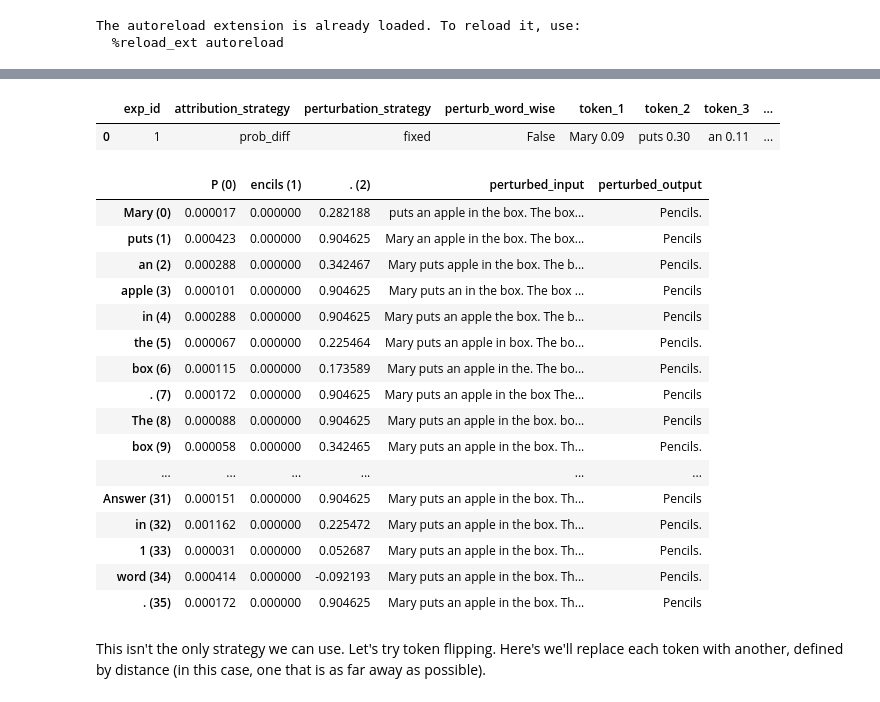
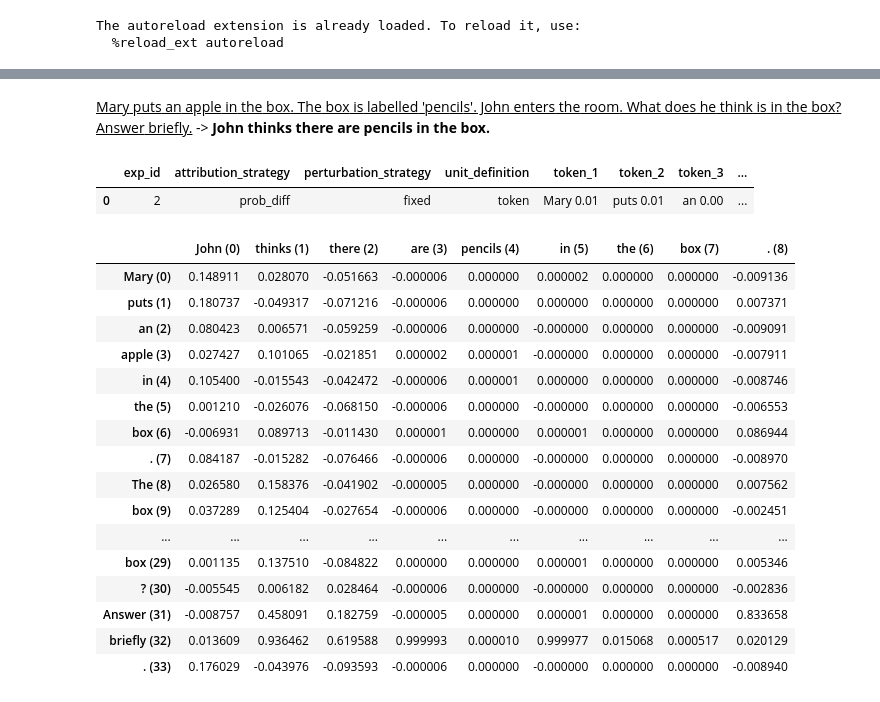
Before and after one commit to leap-laboratories/PIZZA, a Jupyter notebook: examples/example_PIZZA.ipynb, the cells around one changed output, grey strips where cells are left out. Drawn from its saved outputs; the diff is of its cells as text; code cells hidden in the pictures.

```diff
--- a/examples/example_PIZZA.ipynb
+++ b/examples/example_PIZZA.ipynb
@@ -48,27 +48,20 @@ GPT4: There are 13 minutes until 11:00.
 gpt3_5_logger = ExperimentLogger()
 await gpt3_5_attributor.hierarchical_perturbation(
     input_str,
-    logger=gpt3_5_logger,
-    verbose=3
+    logger=gpt3_5_logger
 )
 
 # Let's see...
 print("GPT3.5 Total attribution:")
-gpt3_5_logger.print_attribution_matrix(show_debug_cols=True)
+gpt3_5_logger.print_text_total_attribution()
 
+# Now try with GPT4
+gpt4_logger = ExperimentLogger()
+await gpt4_attributor.hierarchical_perturbation(
+    input_str,
+    logger=gpt4_logger
+)
 
-#gpt3_5_logger.print_attribution_matrix(show_debug_cols=True)
-
-# # Now try with GPT4
-# gpt4_logger = ExperimentLogger()
-# await gpt4_attributor.hierarchical_perturbation(
-#     input_str,
-#     init_chunk_size=16,
-#     stride=8,
-#     perturbation_strategy=FixedPerturbationStrategy(),
-#     logger=gpt4_logger
-# )
-
-# print("GPT4 Total attribution:")
-# gpt4_logger.print_text_total_attribution()
+print("GPT4 Total attribution:")
+gpt4_logger.print_text_total_attribution()
 # %% [output]
@@ -133,25 +108,32 @@ The table below shows us what's actually happening here - we're iteratively remo
+# %%
+
+await gpt4_attributor.compute_attributions(
+    input_str,
+    logger=gpt4_logger
+)
+gpt4_logger.print_text_total_attribution(exp_id=-1)
+# %% [output]
+Mary puts an apple in the box. The box is labelled 'pencils'. John enters the room. What does he think is in the box? Answer briefly. -> John thinks there are pencils in the box.
 # %%
-gpt4_logger.print_total_attribution()
-gpt4_logger.print_attribution_matrix(show_debug_cols=True)
+gpt4_logger.print_total_attribution(exp_id=-1)
+gpt4_logger.print_attribution_matrix(exp_id=-1)
 # %% [output]
-|  | exp_id | attribution_strategy | perturbation_strategy | perturb_word_wise | token_1 | token_2 | token_3 | ... |
-| 0 | 1 | prob_diff | fixed | False | Mary 0.09 | puts 0.30 | an 0.11 | ... |
+|  | exp_id | attribution_strategy | perturbation_strategy | unit_definition | token_1 | token_2 | token_3 | ... |
+| 0 | 2 | prob_diff | fixed | token | Mary 0.01 | puts 0.01 | an 0.00 | ... |
-|  | P (0) | encils (1) | . (2) | perturbed_input | perturbed_output |
-| Mary (0) | 0.000017 | 0.000000 | 0.282188 | puts an apple in the box. The box... | Pencils. |
-| puts (1) | 0.000423 | 0.000000 | 0.904625 | Mary an apple in the box. The box... | Pencils |
-| an (2) | 0.000288 | 0.000000 | 0.342467 | Mary puts apple in the box. The b... | Pencils. |
-| apple (3) | 0.000101 | 0.000000 | 0.904625 | Mary puts an in the box. The box ... | Pencils |
-| in (4) | 0.000288 | 0.000000 | 0.904625 | Mary puts an apple the box. The b... | Pencils |
-| the (5) | 0.000067 | 0.000000 | 0.225464 | Mary puts an apple in box. The bo... | Pencils. |
-| box (6) | 0.000115 | 0.000000 | 0.173589 | Mary puts an apple in the. The bo... | Pencils. |
-| . (7) | 0.000172 | 0.000000 | 0.904625 | Mary puts an apple in the box The... | Pencils |
-| The (8) | 0.000088 | 0.000000 | 0.904625 | Mary puts an apple in the box. bo... | Pencils |
-| box (9) | 0.000058 | 0.000000 | 0.342465 | Mary puts an apple in the box. Th... | Pencils. |
-| ... | ... | ... | ... | ... | ... |
-| Answer (31) | 0.000151 | 0.000000 | 0.904625 | Mary puts an apple in the box. Th... | Pencils |
-| in (32) | 0.001162 | 0.000000 | 0.225472 | Mary puts an apple in the box. Th... | Pencils. |
-| 1 (33) | 0.000031 | 0.000000 | 0.052687 | Mary puts an apple in the box. Th... | Pencils. |
-| word (34) | 0.000414 | 0.000000 | -0.092193 | Mary puts an apple in the box. Th... | Pencils. |
-| . (35) | 0.000172 | 0.000000 | 0.904625 | Mary puts an apple in the box. Th... | Pencils |
+|  | John (0) | thinks (1) | there (2) | are (3) | pencils (4) | in (5) | the (6) | box (7) | . (8) |
+| Mary (0) | 0.148911 | 0.028070 | -0.051663 | -0.000006 | 0.000000 | 0.000002 | 0.000000 | 0.000000 | -0.009136 |
+| puts (1) | 0.180737 | -0.049317 | -0.071216 | -0.000006 | 0.000000 | 0.000000 | 0.000000 | 0.000000 | 0.007371 |
+| an (2) | 0.080423 | 0.006571 | -0.059259 | -0.000006 | 0.000000 | -0.000000 | 0.000000 | 0.000000 | -0.009091 |
+| apple (3) | 0.027427 | 0.101065 | -0.021851 | 0.000002 | 0.000001 | -0.000000 | 0.000000 | 0.000000 | -0.007911 |
+| in (4) | 0.105400 | -0.015543 | -0.042472 | -0.000006 | 0.000001 | 0.000000 | 0.000000 | 0.000000 | -0.008746 |
+| the (5) | 0.001210 | -0.026076 | -0.068150 | -0.000006 | 0.000000 | -0.000000 | 0.000000 | 0.000000 | -0.006553 |
+| box (6) | -0.006931 | 0.089713 | -0.011430 | 0.000001 | 0.000000 | 0.000001 | 0.000000 | 0.000000 | 0.086944 |
+| . (7) | 0.084187 | -0.015282 | -0.076466 | -0.000006 | 0.000000 | -0.000000 | 0.000000 | 0.000000 | -0.008970 |
+| The (8) | 0.026580 | 0.158376 | -0.041902 | -0.000005 | 0.000000 | -0.000000 | 0.000000 | 0.000000 | 0.007562 |
+| box (9) | 0.037289 | 0.125404 | -0.027654 | -0.000006 | 0.000000 | -0.000000 | 0.000000 | 0.000000 | -0.002451 |
+| ... | ... | ... | ... | ... | ... | ... | ... | ... | ... |
+| box (29) | 0.001135 | 0.137510 | -0.084822 | 0.000000 | 0.000000 | 0.000001 | 0.000000 | 0.000000 | 0.005346 |
+| ? (30) | -0.005545 | 0.006182 | 0.028464 | -0.000006 | 0.000000 | -0.000000 | 0.000000 | 0.000000 | -0.002836 |
+| Answer (31) | -0.008757 | 0.458091 | 0.182759 | -0.000005 | 0.000000 | 0.000001 | 0.000000 | 0.000000 | 0.833658 |
+| briefly (32) | 0.013609 | 0.936462 | 0.619588 | 0.999993 | 0.000010 | 0.999977 | 0.015068 | 0.000517 | 0.020129 |
+| . (33) | 0.176029 | -0.043976 | -0.093593 | -0.000006 | 0.000000 | -0.000000 | 0.000000 | 0.000000 | -0.008940 |
-# %% [markdown]
-This isn't the only strategy we can use. Let's try token flipping. Here's we'll replace each token with another, defined by distance (in this case, one that is as far away as possible).
```
Also changed, not shown: parts of 20 cells of this notebook.
